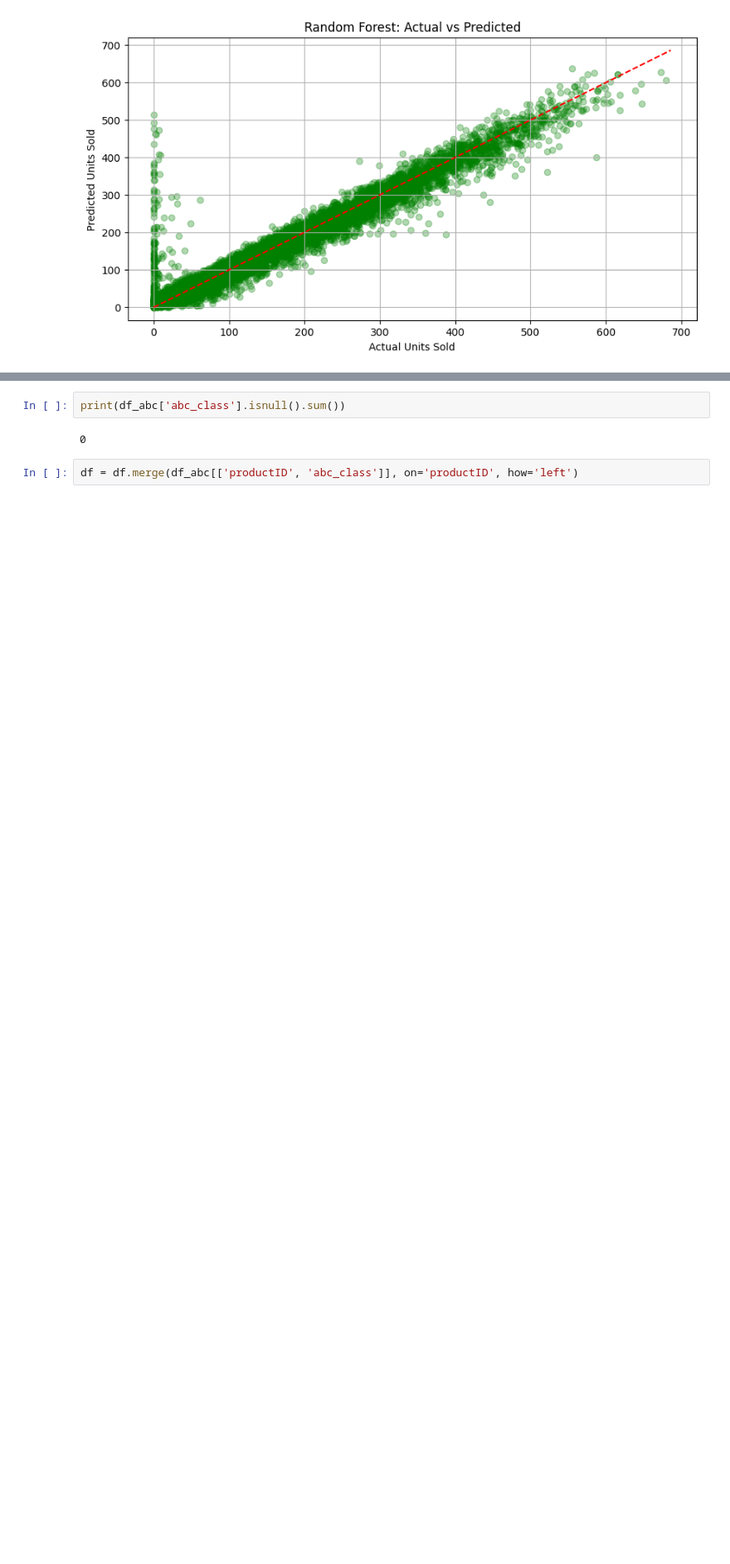
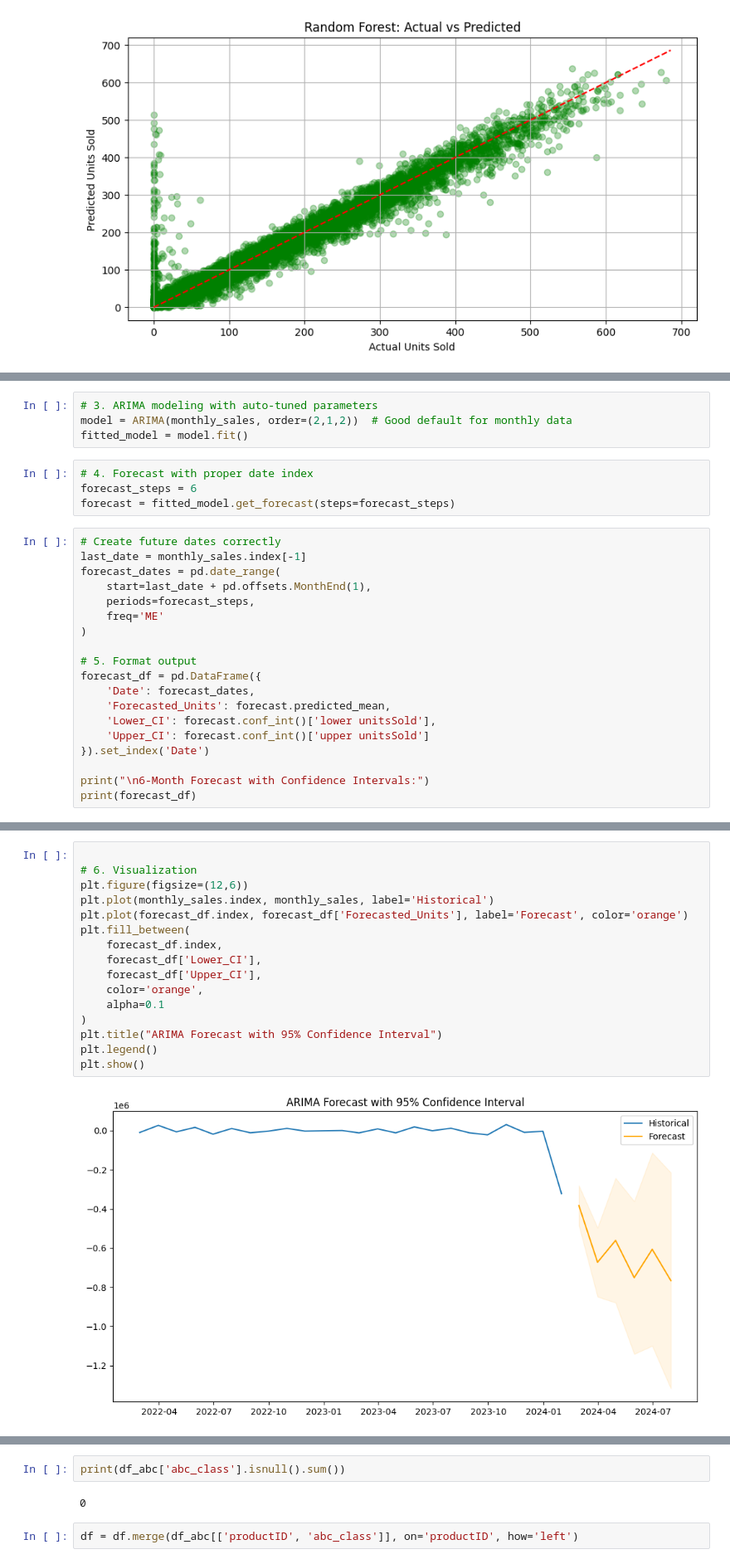
Before and after one commit to imdeadlock/Inventory_Optimization, a Jupyter notebook: Inventory.ipynb, the cells around one changed output, grey strips where cells are left out. Shown at 83% size. Saved outputs shown, nothing was run; the diff lists cells and outputs as text; blank space fills up the shorter version.

```diff
--- a/Inventory.ipynb
+++ b/Inventory.ipynb
@@ -477,0 +605,27 @@ plt.show()
+# %%
+# 3. ARIMA modeling with auto-tuned parameters
+model = ARIMA(monthly_sales, order=(2,1,2))  # Good default for monthly data
+fitted_model = model.fit()
+# %%
+# 4. Forecast with proper date index
+forecast_steps = 6
+forecast = fitted_model.get_forecast(steps=forecast_steps)
+# %%
+# Create future dates correctly
+last_date = monthly_sales.index[-1]
+forecast_dates = pd.date_range(
+    start=last_date + pd.offsets.MonthEnd(1),
+    periods=forecast_steps,
+    freq='ME'
+)
+
+# 5. Format output
+forecast_df = pd.DataFrame({
+    'Date': forecast_dates,
+    'Forecasted_Units': forecast.predicted_mean,
+    'Lower_CI': forecast.conf_int()['lower unitsSold'],
+    'Upper_CI': forecast.conf_int()['upper unitsSold']
+}).set_index('Date')
+
+print("\n6-Month Forecast with Confidence Intervals:")
+print(forecast_df)
@@ -477,0 +642,18 @@ plt.show()
+# %%
+
+# 6. Visualization
+plt.figure(figsize=(12,6))
+plt.plot(monthly_sales.index, monthly_sales, label='Historical')
+plt.plot(forecast_df.index, forecast_df['Forecasted_Units'], label='Forecast', color='orange')
+plt.fill_between(
+    forecast_df.index,
+    forecast_df['Lower_CI'],
+    forecast_df['Upper_CI'],
+    color='orange',
+    alpha=0.1
+)
+plt.title("ARIMA Forecast with 95% Confidence Interval")
+plt.legend()
+plt.show()
+# %% [output]
+[figure, added]
```
Also changed, not shown: parts of 18 cells of this notebook.
